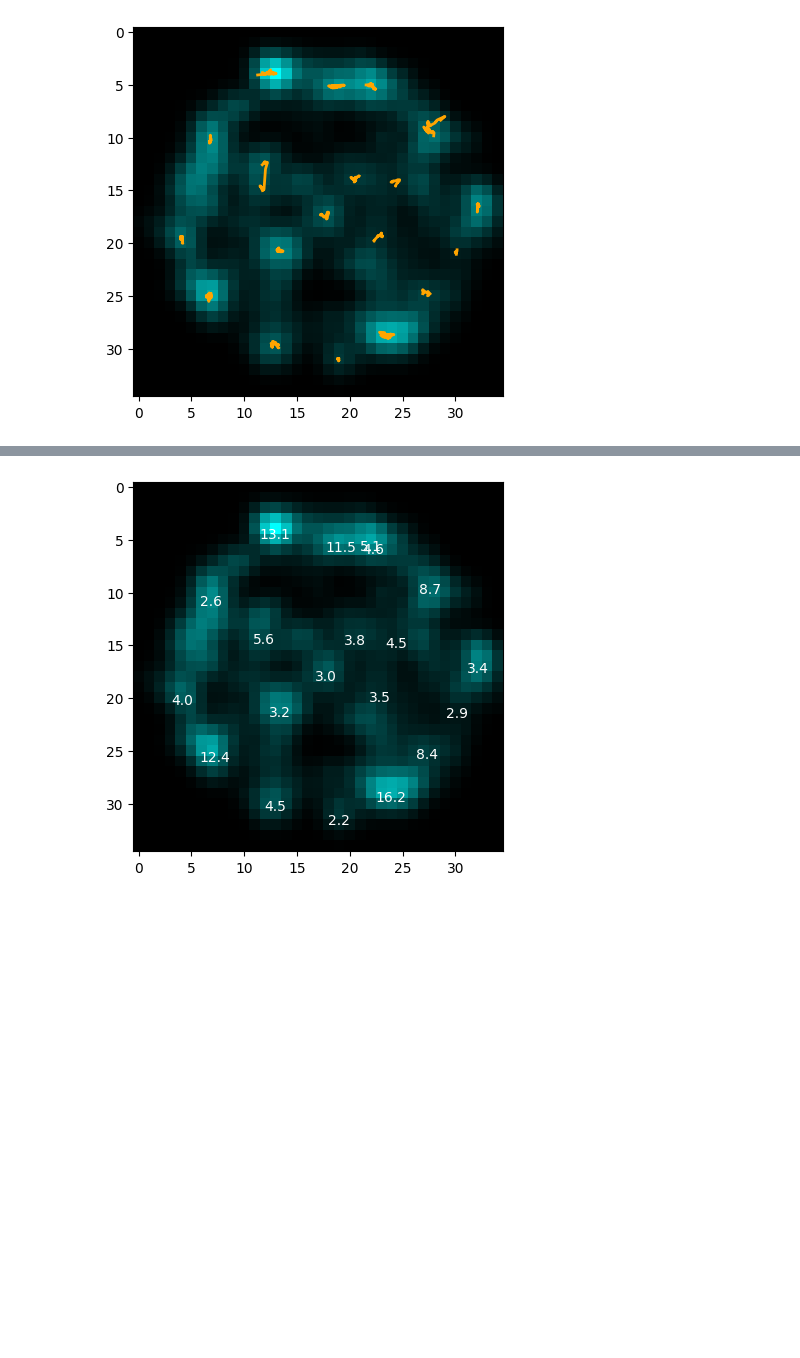
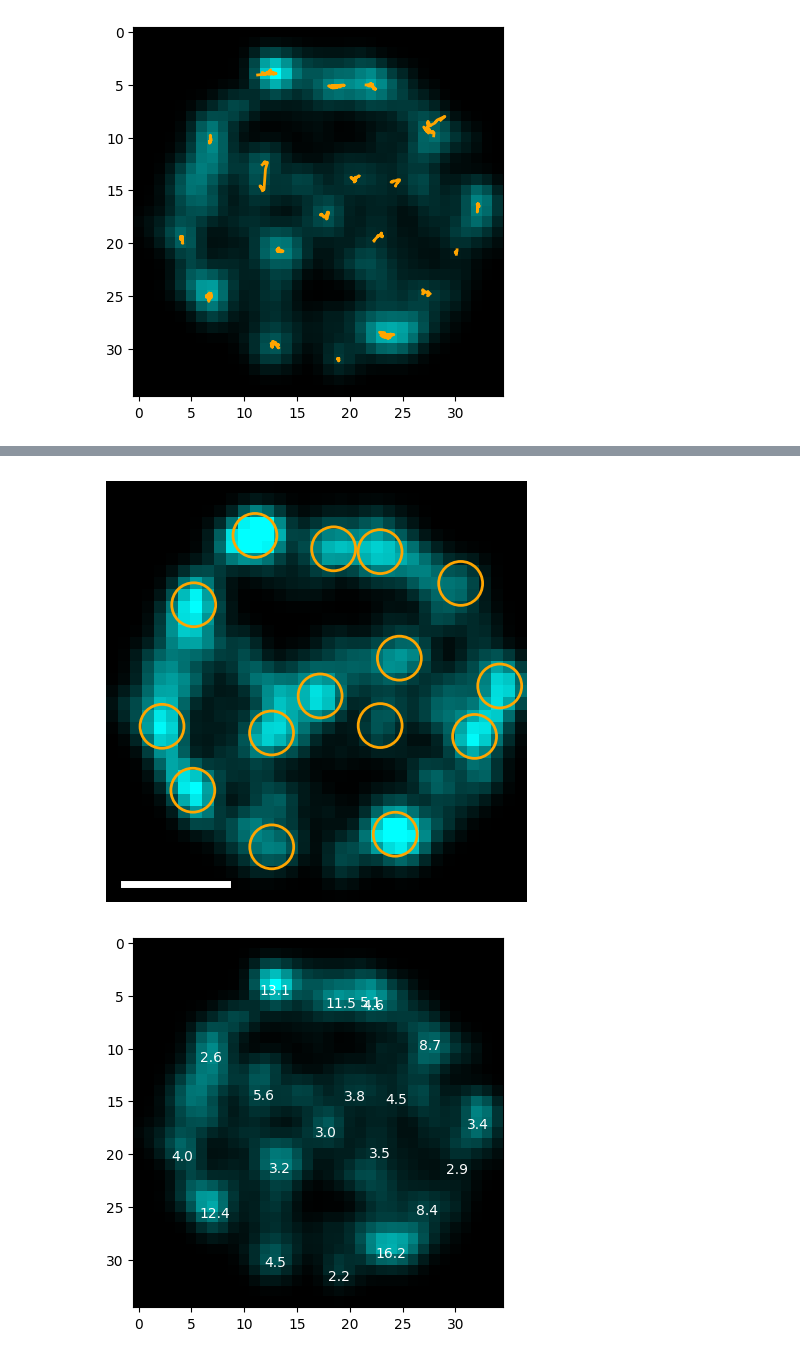
Before and after one commit to walterlab-um/intra_condensate_SPT, a Jupyter notebook: plot_paper_figure/Fig3_timelapsePAINT.ipynb, the cells around one changed output, grey strips where cells are left out. Drawn from its saved outputs; the diff is of its cells as text; code cells hidden in the pictures; blank space fills up the shorter version.

```diff
--- a/plot_paper_figure/Fig3_timelapsePAINT.ipynb
+++ b/plot_paper_figure/Fig3_timelapsePAINT.ipynb
@@ -69,3 +118,69 @@ plt.savefig(
+# %%
+# Export video
+import matplotlib.animation as animation
+from matplotlib.animation import FuncAnimation
+
+fig, ax = plt.subplots(1, 1)
+all_avaliable_frames = set(df["t"].unique())
+
+cmap_color_end = "#00274C"
+cmap_color_start = "#FFCB05"
+cmap_name = "maize2blue"
+N = track.shape[0]
+cmap = clr.LinearSegmentedColormap.from_list(
+    cmap_name, [cmap_color_start, cmap_color_end], N=N
+)
+
+
+def animate(frame):
+    ax.clear()
+    img_blue = video[frame - 1, :, :]
+    plt.imshow(
+        img_blue,
+        cmap=cmap_img,
+        vmax=2,
+    )
+    # Add current circle
+    tracks = df[df["t"] == frame - 1]
+    tracks = tracks.astype(float)
+    plt.scatter(
+        tracks.x,
+        tracks.y,
+        edgecolors="orange",
+        s=1000,
+        facecolors="none",
+        lw=2,
+    )
+
+    # scale bar
+    scale_bar_offset = 0
+    scalebar_length_um = 1
+    base_x = 1
+    base_y = 33
+    scalebar_length_pxl = scalebar_length_um / um_per_pixel
+    plt.plot(
+        [
+            base_x + scale_bar_offset,
+            base_x + scale_bar_offset + scalebar_length_pxl,
+        ],
+        [base_y + scale_bar_offset, base_y + scale_bar_offset],
+        "-",
+        color="white",
+        lw=5,
+    )
+    plt.xlim(0, img_blue.shape[0])
+    plt.ylim(0, img_blue.shape[1])
+    ax.invert_yaxis()
+    plt.tight_layout()
+    plt.axis("scaled")
+    plt.axis("off")
+
+
+ani = FuncAnimation(fig, animate, frames=video.shape[0], interval=20, repeat=False)
+writer = animation.FFMpegWriter(fps=25)  # 25 Hz, 50x playback (original:0.5Hz)
+ani.save("movie_50xplayback.mp4", writer=writer)
+# %% [output]
+[figure, added]
 # %%
 fig, ax = plt.subplots(1, 1)
 im = ax.imshow(video[0], cmap=cmap_img)
```
Also changed, not shown: parts of 2 cells of this notebook.
